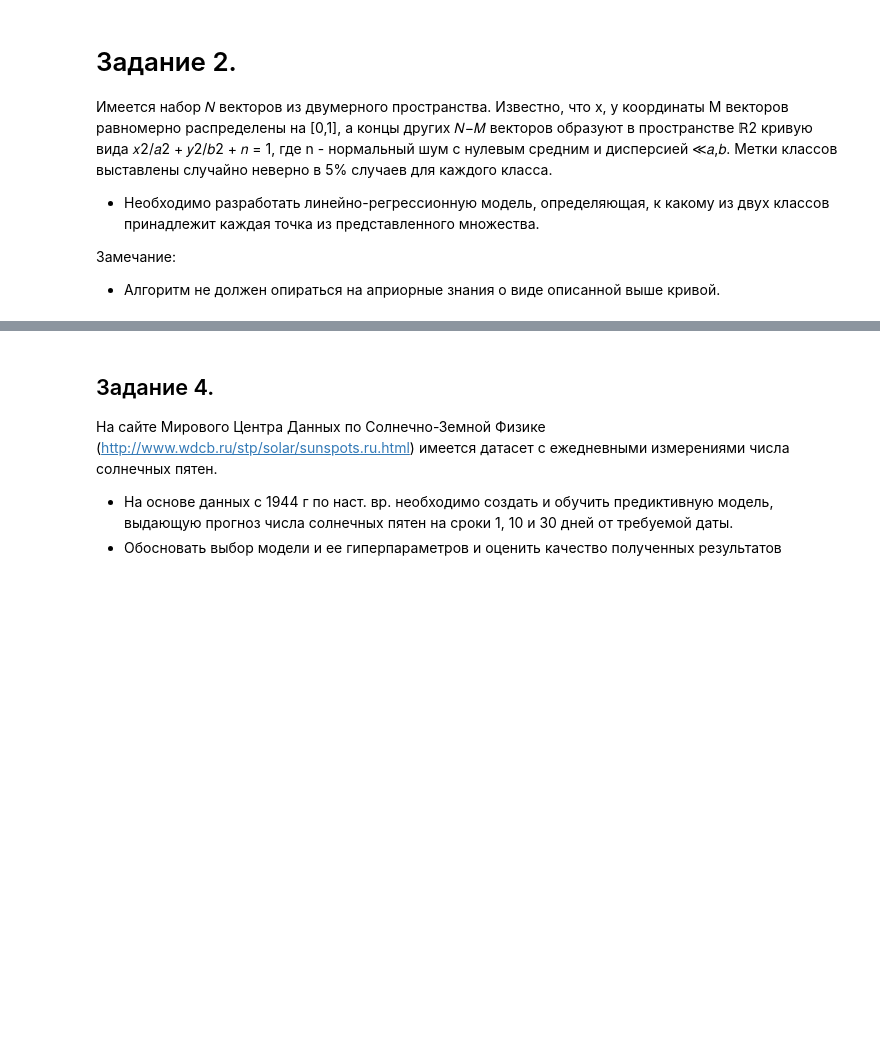
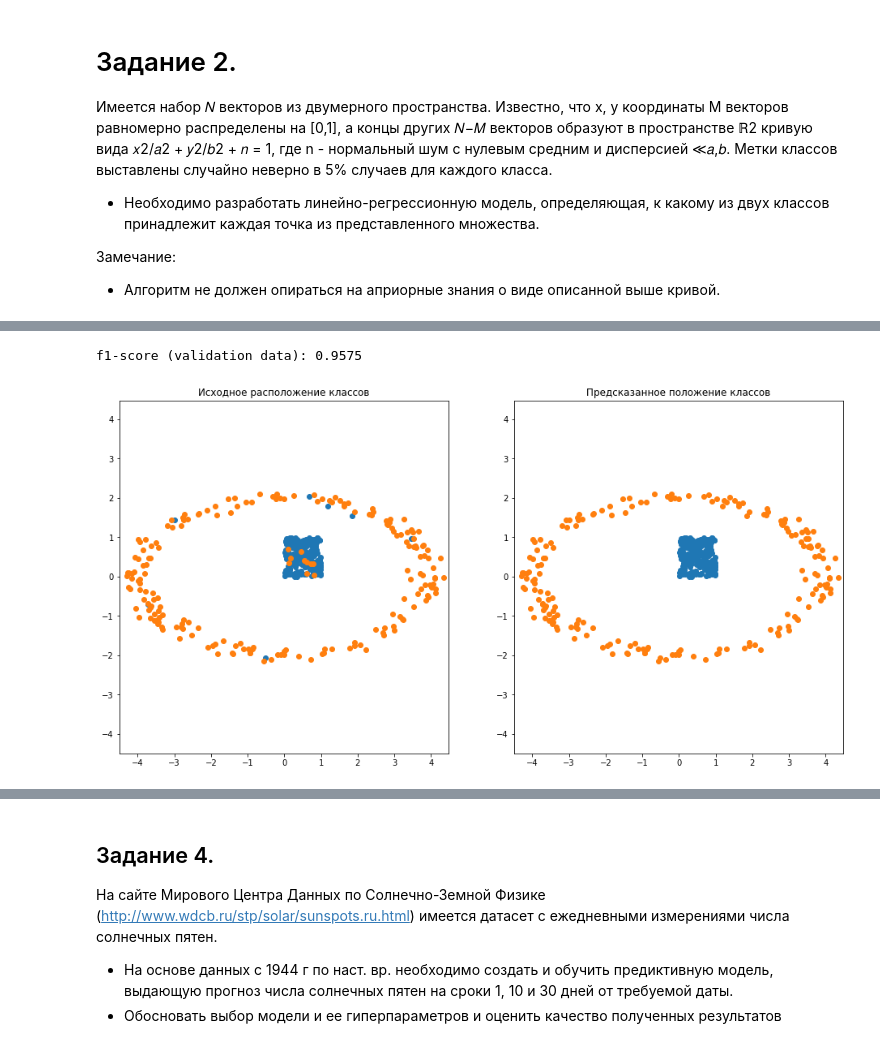
Before and after one commit to rurm/Tasks, a Jupyter notebook: TGT.ipynb, the cells around one changed output, grey strips where cells are left out. Saved outputs shown, nothing was run; the diff lists cells and outputs as text; code cells hidden in the pictures; blank space fills up the shorter version.

```diff
--- a/TGT.ipynb
+++ b/TGT.ipynb
@@ -379,3 +639,24 @@ plt.show()
 # %%
-X_train, X_test, y_train, y_test = train_test_split(X, y, stratify=y, test_size=1./3)
+y_p_m3 = model3.predict(X_val)
+
+lim0 = (np.min(X[:,0]),np.max(X[:,0]))
+fig = plt.figure(figsize=(16, 8))
+ax1 = fig.add_subplot(121)
+ax1.scatter(X_val[y_val==0,0],X_val[y_val==0,1])
+ax1.scatter(X_val[y_val==1,0],X_val[y_val==1,1])
+ax1.set_xlim(lim0)
+ax1.set_ylim(lim0)
+ax1.title.set_text('Исходное расположение классов')
+
+ax2 = fig.add_subplot(122)
+ax2.scatter(X_val[y_p_m3==0,0],X_val[y_p_m3==0,1])
+ax2.scatter(X_val[y_p_m3==1,0],X_val[y_p_m3==1,1])
+ax2.set_xlim(lim0)
+ax2.set_ylim(lim0)
+ax2.title.set_text('Предсказанное положение классов')
+
+print('f1-score (validation data): ' + str(round(f1_fixed(y_val, y_p_m3),4)))
+# %% [output]
+f1-score (validation data): 0.9575
+[figure, added]
 # %%
```
Also changed, not shown: parts of 88 cells of this notebook.
